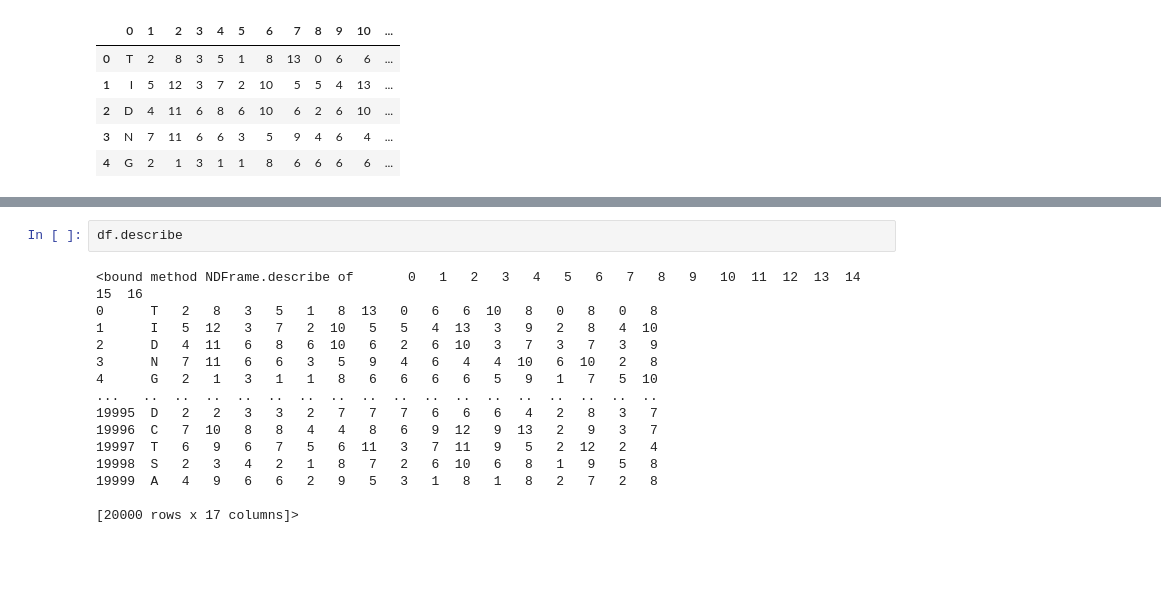
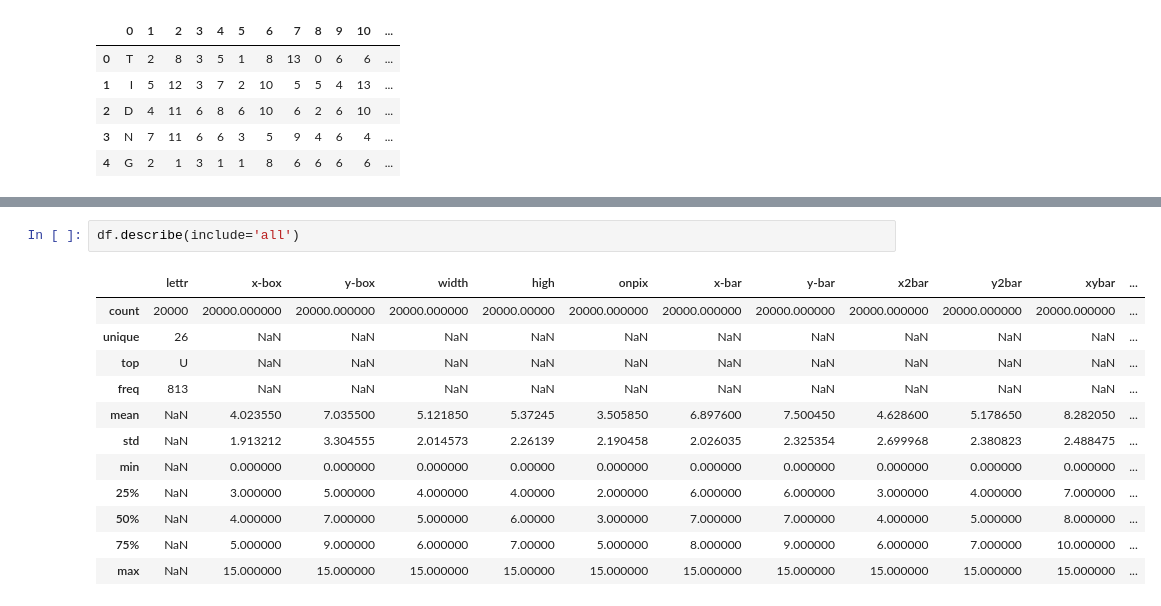
Before and after one commit to DilaraKardas/letterRecognitionDataSetAnalysis, a Jupyter notebook: letterRecognitionDataSetAnalysis.ipynb, the cells around one changed output, grey strips where cells are left out. Cells and saved outputs as stored; diff of their text form; blank space fills up the shorter version.

```diff
--- a/letterRecognitionDataSetAnalysis.ipynb
+++ b/letterRecognitionDataSetAnalysis.ipynb
@@ -33,17 +48,15 @@ df.head()
 # %%
-df.describe
+df.describe(include='all')
 # %% [output]
-<bound method NDFrame.describe of       0   1   2   3   4   5   6   7   8   9   10  11  12  13  14  15  16
-0      T   2   8   3   5   1   8  13   0   6   6  10   8   0   8   0   8
-1      I   5  12   3   7   2  10   5   5   4  13   3   9   2   8   4  10
-2      D   4  11   6   8   6  10   6   2   6  10   3   7   3   7   3   9
-3      N   7  11   6   6   3   5   9   4   6   4   4  10   6  10   2   8
-4      G   2   1   3   1   1   8   6   6   6   6   5   9   1   7   5  10
-...   ..  ..  ..  ..  ..  ..  ..  ..  ..  ..  ..  ..  ..  ..  ..  ..  ..
-19995  D   2   2   3   3   2   7   7   7   6   6   6   4   2   8   3   7
-19996  C   7  10   8   8   4   4   8   6   9  12   9  13   2   9   3   7
-19997  T   6   9   6   7   5   6  11   3   7  11   9   5   2  12   2   4
-19998  S   2   3   4   2   1   8   7   2   6  10   6   8   1   9   5   8
-19999  A   4   9   6   6   2   9   5   3   1   8   1   8   2   7   2   8
-
-[20000 rows x 17 columns]>
+|  | lettr | x-box | y-box | width | high | onpix | x-bar | y-bar | x2bar | y2bar | xybar | ... |
+| count | 20000 | 20000.000000 | 20000.000000 | 20000.000000 | 20000.00000 | 20000.000000 | 20000.000000 | 20000.000000 | 20000.000000 | 20000.000000 | 20000.000000 | ... |
+| unique | 26 | NaN | NaN | NaN | NaN | NaN | NaN | NaN | NaN | NaN | NaN | ... |
+| top | U | NaN | NaN | NaN | NaN | NaN | NaN | NaN | NaN | NaN | NaN | ... |
+| freq | 813 | NaN | NaN | NaN | NaN | NaN | NaN | NaN | NaN | NaN | NaN | ... |
+| mean | NaN | 4.023550 | 7.035500 | 5.121850 | 5.37245 | 3.505850 | 6.897600 | 7.500450 | 4.628600 | 5.178650 | 8.282050 | ... |
+| std | NaN | 1.913212 | 3.304555 | 2.014573 | 2.26139 | 2.190458 | 2.026035 | 2.325354 | 2.699968 | 2.380823 | 2.488475 | ... |
+| min | NaN | 0.000000 | 0.000000 | 0.000000 | 0.00000 | 0.000000 | 0.000000 | 0.000000 | 0.000000 | 0.000000 | 0.000000 | ... |
+| 25% | NaN | 3.000000 | 5.000000 | 4.000000 | 4.00000 | 2.000000 | 6.000000 | 6.000000 | 3.000000 | 4.000000 | 7.000000 | ... |
+| 50% | NaN | 4.000000 | 7.000000 | 5.000000 | 6.00000 | 3.000000 | 7.000000 | 7.000000 | 4.000000 | 5.000000 | 8.000000 | ... |
+| 75% | NaN | 5.000000 | 9.000000 | 6.000000 | 7.00000 | 5.000000 | 8.000000 | 9.000000 | 6.000000 | 7.000000 | 10.000000 | ... |
+| max | NaN | 15.000000 | 15.000000 | 15.000000 | 15.00000 | 15.000000 | 15.000000 | 15.000000 | 15.000000 | 15.000000 | 15.000000 | ... |
```
Also changed, not shown: parts of 3 cells of this notebook.
